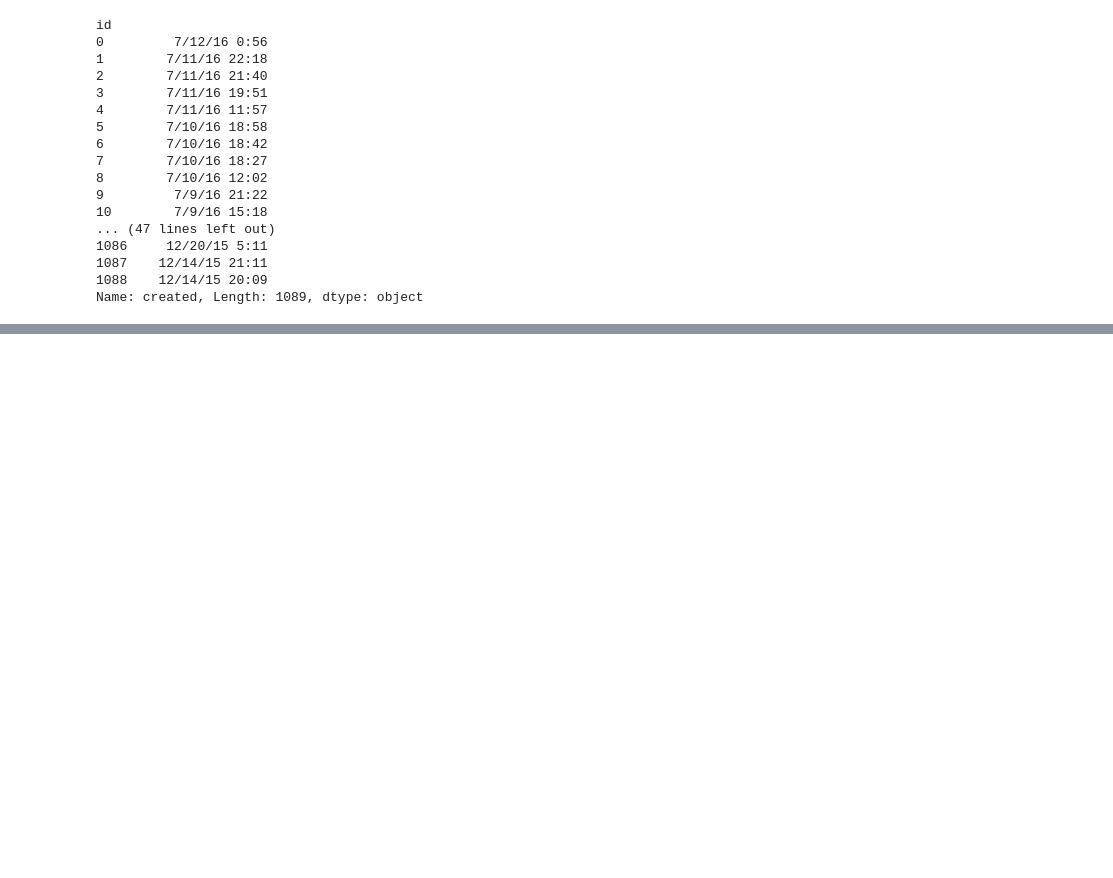
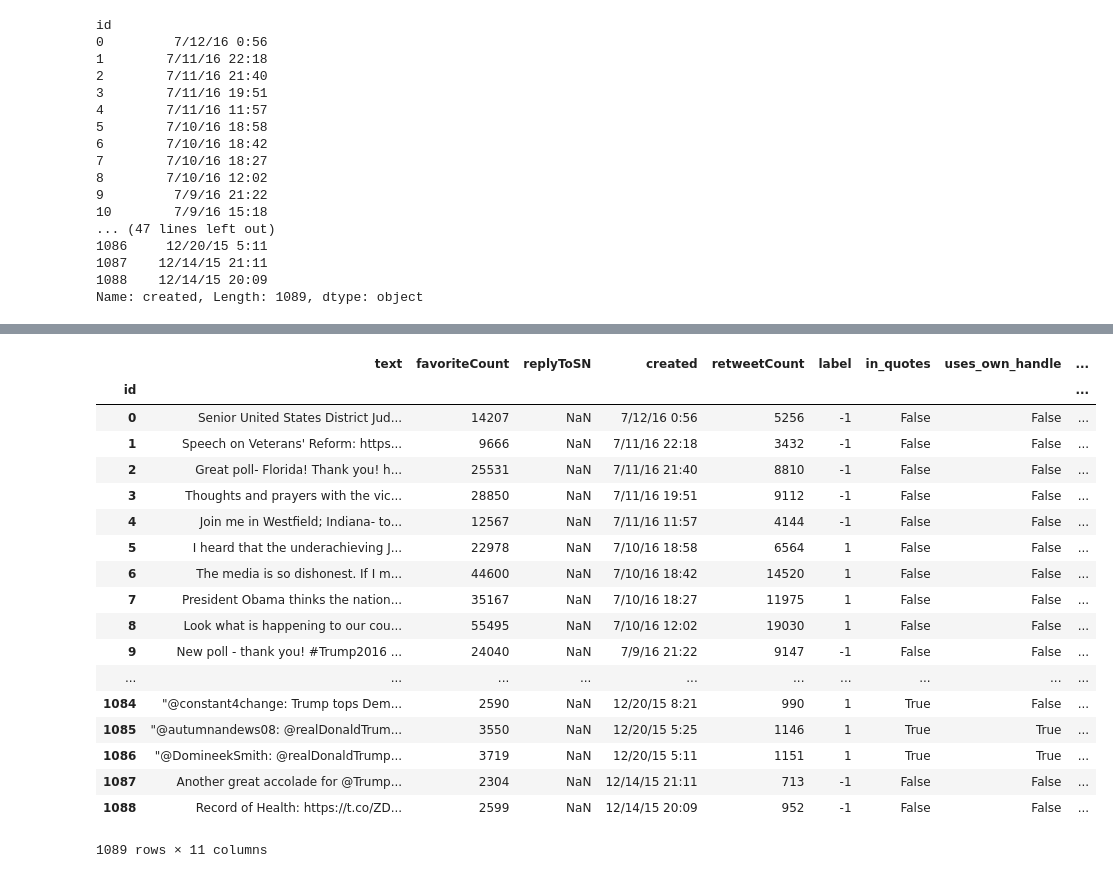
Before and after one commit to KevLuo/SAD, a Jupyter notebook: data_exploration.ipynb, the cells around one changed output, grey strips where cells are left out. Saved outputs shown, nothing was run; the diff lists cells and outputs as text; code cells hidden in the pictures; blank space fills up the shorter version.

Commit message:
Dropped columns and created features

```diff
--- a/data_exploration.ipynb
+++ b/data_exploration.ipynb
@@ -7,3 +9,5 @@ import matplotlib.pyplot as plt
+# %%
+d = enchant.Dict("en_US")
 # %%
 # SET UP DATA
 
@@ -61,0 +66,3 @@ Name: created, Length: 1089, dtype: object
+# %%
+# DROPPING IRRELEVANT COLUMNS
+train_df = train_df.drop(['favorited', 'truncated', 'replyToSID', 'id.1', 'replyToUID', 'statusSource', 'screenName', 'isRetweet', 'retweeted','longitude', 'latitude'], axis=1)
@@ -61,0 +77,23 @@ Name: created, Length: 1089, dtype: object
+# %%
+# CREATING FEATURES
+
+#if tweet starts with quote
+quotes = [t[0] == '"' for t in train_df['text']]
+train_df['in_quotes'] = quotes
+
+#it tweet contains @realdonaldtrump
+train_df['uses_own_handle'] = ["@realDonaldTrump" in t for t in train_df['text']]
+
+#if tweet contains http
+train_df['contains_http'] = ["http" in t for t in train_df['text']]
+
+#if tweet contains hashtag
+train_df['contains_hashtag'] = ["#" in t for t in train_df['text']]
+
+#check misspellings
+word_set = set(brown.words())
+def spell_check_sentence(sentence):
+    misspelled = [not d.check(x) if x!= "" else False for x in sentence.split(" ")]
+    return sum(misspelled)
+
+train_df['num_of_misspellings'] = [spell_check_sentence(s) for s in train_df['text']]
@@ -61,0 +110,2 @@ Name: created, Length: 1089, dtype: object
+# %%
+train_df['in_quotes'] = quotes
@@ -61,0 +134,22 @@ Name: created, Length: 1089, dtype: object
+# %%
+train_df
+# %% [output]
+|  | text | favoriteCount | replyToSN | created | retweetCount | label | in_quotes | uses_own_handle | ... |
+| id |  |  |  |  |  |  |  |  | ... |
+| 0 | Senior United States District Jud... | 14207 | NaN | 7/12/16 0:56 | 5256 | -1 | False | False | ... |
+| 1 | Speech on Veterans' Reform: https... | 9666 | NaN | 7/11/16 22:18 | 3432 | -1 | False | False | ... |
+| 2 | Great poll- Florida! Thank you! h... | 25531 | NaN | 7/11/16 21:40 | 8810 | -1 | False | False | ... |
+| 3 | Thoughts and prayers with the vic... | 28850 | NaN | 7/11/16 19:51 | 9112 | -1 | False | False | ... |
+| 4 | Join me in Westfield; Indiana- to... | 12567 | NaN | 7/11/16 11:57 | 4144 | -1 | False | False | ... |
+| 5 | I heard that the underachieving J... | 22978 | NaN | 7/10/16 18:58 | 6564 | 1 | False | False | ... |
+| 6 | The media is so dishonest. If I m... | 44600 | NaN | 7/10/16 18:42 | 14520 | 1 | False | False | ... |
+| 7 | President Obama thinks the nation... | 35167 | NaN | 7/10/16 18:27 | 11975 | 1 | False | False | ... |
+| 8 | Look what is happening to our cou... | 55495 | NaN | 7/10/16 12:02 | 19030 | 1 | False | False | ... |
+| 9 | New poll - thank you! #Trump2016 ... | 24040 | NaN | 7/9/16 21:22 | 9147 | -1 | False | False | ... |
+| ... | ... | ... | ... | ... | ... | ... | ... | ... | ... |
+| 1084 | "@constant4change: Trump tops Dem... | 2590 | NaN | 12/20/15 8:21 | 990 | 1 | True | False | ... |
+| 1085 | "@autumnandews08: @realDonaldTrum... | 3550 | NaN | 12/20/15 5:25 | 1146 | 1 | True | True | ... |
+| 1086 | "@DomineekSmith: @realDonaldTrump... | 3719 | NaN | 12/20/15 5:11 | 1151 | 1 | True | True | ... |
+| 1087 | Another great accolade for @Trump... | 2304 | NaN | 12/14/15 21:11 | 713 | -1 | False | False | ... |
+| 1088 | Record of Health: https://t.co/ZD... | 2599 | NaN | 12/14/15 20:09 | 952 | -1 | False | False | ... |
+1089 rows × 11 columns
```
Also changed, not shown: parts of 11 cells of this notebook.
